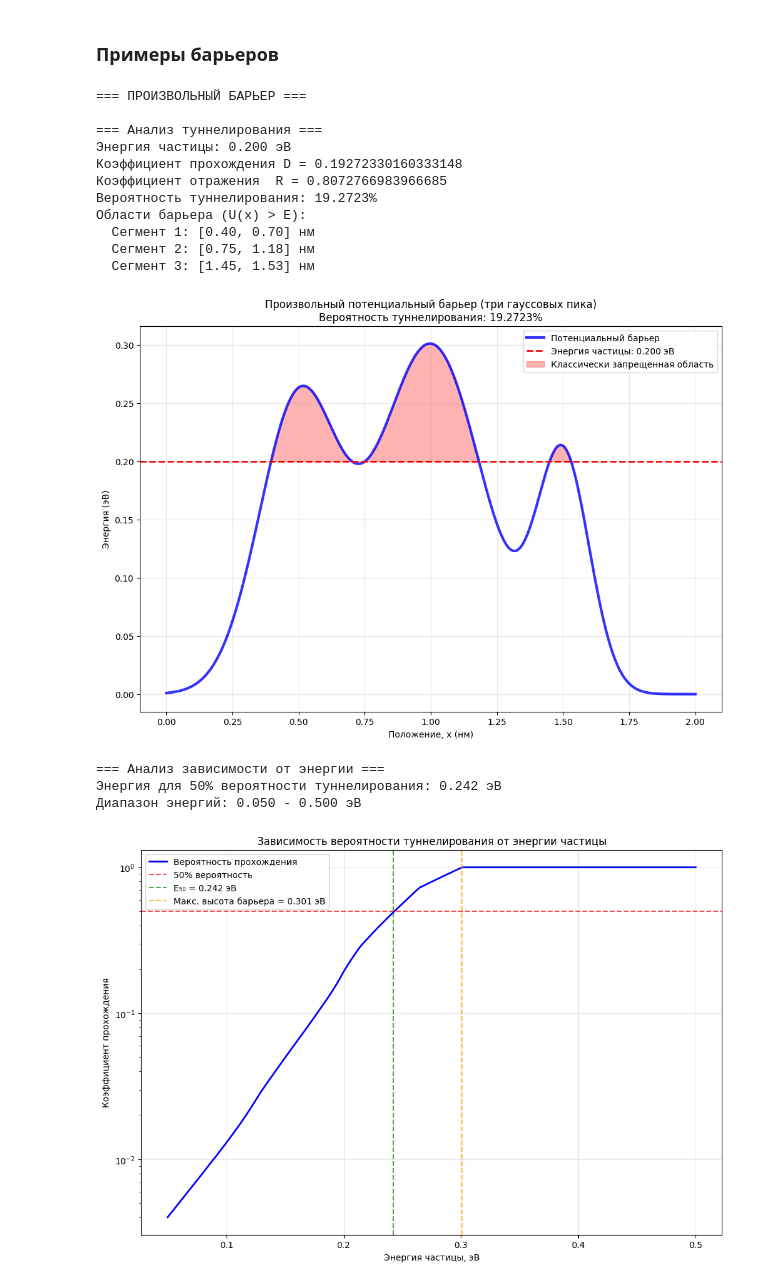
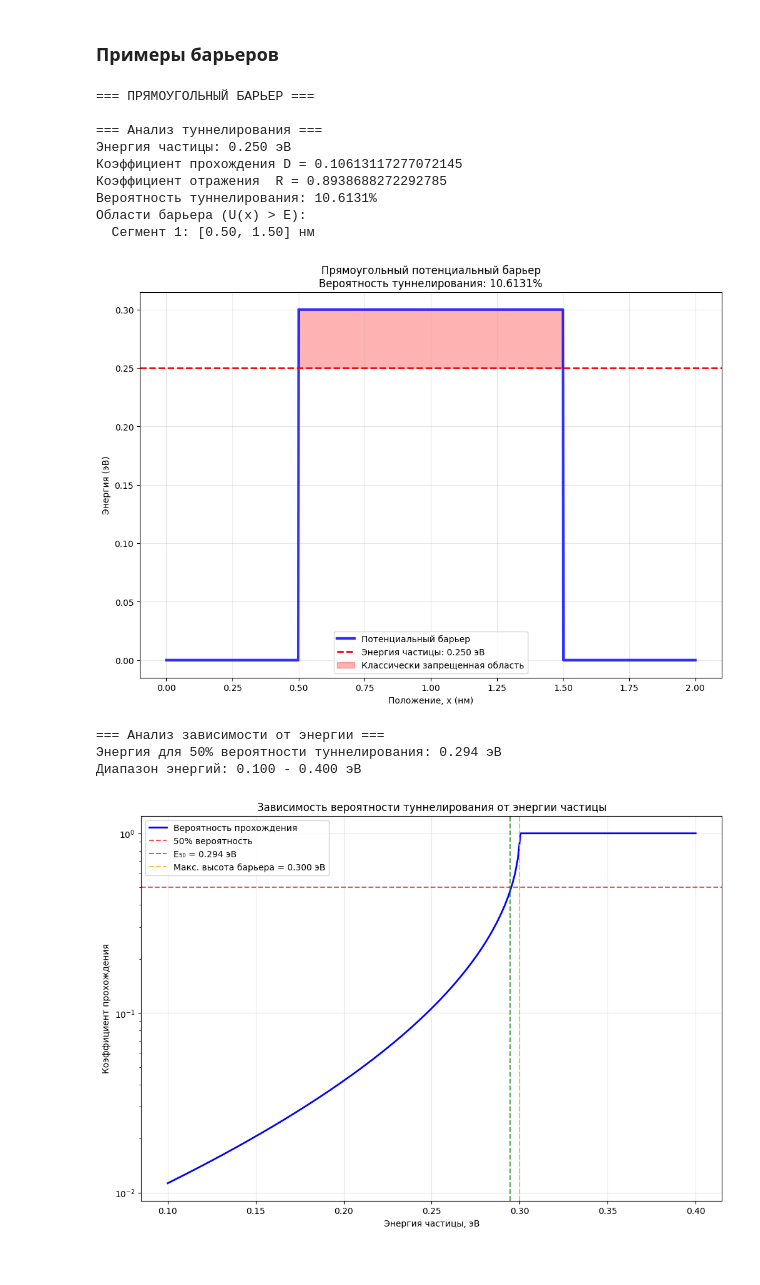
Before and after one commit to AkihiroKano/Physics_3-5_semester_modeling, a Jupyter notebook: 5-sem/first_modeling/model_1_2/potential_barrier.ipynb, the cells around one changed output. Cells and saved outputs as stored; diff of their text form; code cells hidden in the pictures.

```diff
--- a/5-sem/first_modeling/model_1_2/potential_barrier.ipynb
+++ b/5-sem/first_modeling/model_1_2/potential_barrier.ipynb
@@ -532,21 +532,19 @@ def custom_barrier():
 
     return solver
 # %%
-solver_custom = custom_barrier()
+solver_rect = rectangular_barrier()
 # %% [output]
-=== ПРОИЗВОЛЬНЫЙ БАРЬЕР ===
+=== ПРЯМОУГОЛЬНЫЙ БАРЬЕР ===
 
 === Анализ туннелирования ===
-Энергия частицы: 0.200 эВ
-Коэффициент прохождения D = 0.19272330160333148
-Коэффициент отражения  R = 0.8072766983966685
-Вероятность туннелирования: 19.2723%
+Энергия частицы: 0.250 эВ
+Коэффициент прохождения D = 0.10613117277072145
+Коэффициент отражения  R = 0.8938688272292785
+Вероятность туннелирования: 10.6131%
 Области барьера (U(x) > E):
-  Сегмент 1: [0.40, 0.70] нм
-  Сегмент 2: [0.75, 1.18] нм
-  Сегмент 3: [1.45, 1.53] нм
+  Сегмент 1: [0.50, 1.50] нм
-[figure, old version]
+[figure, new version]
 === Анализ зависимости от энергии ===
-Энергия для 50% вероятности туннелирования: 0.242 эВ
-Диапазон энергий: 0.050 - 0.500 эВ
+Энергия для 50% вероятности туннелирования: 0.294 эВ
+Диапазон энергий: 0.100 - 0.400 эВ
-[figure, old version]
+[figure, new version]
```
Also changed, not shown: parts of 2 cells of this notebook, 1 other file.
